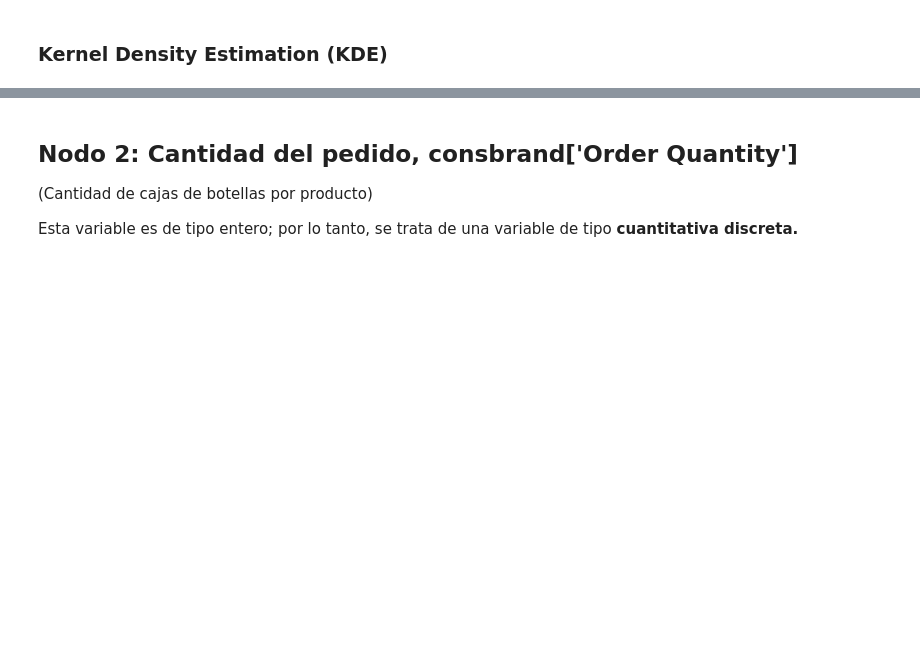
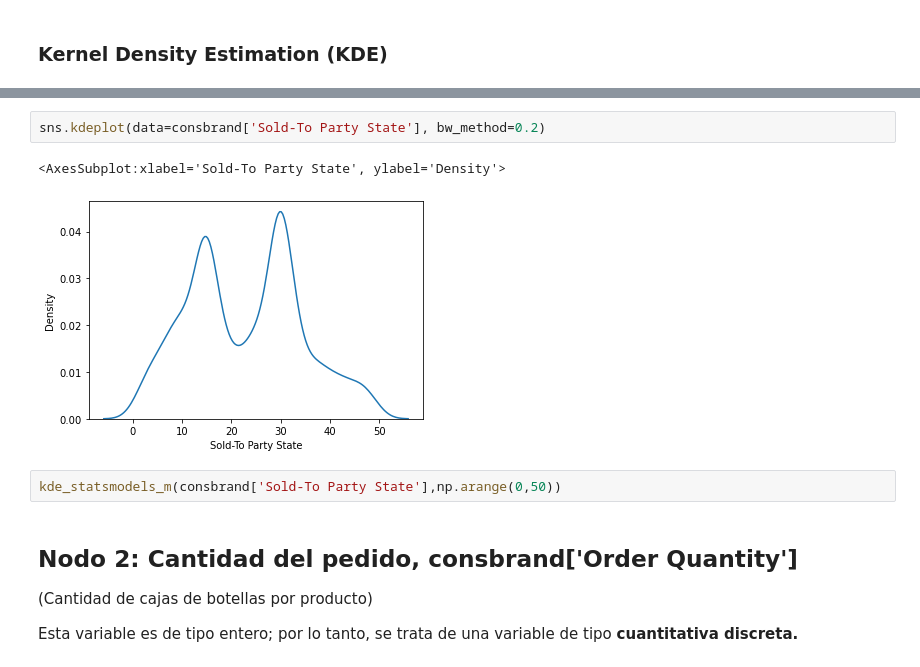
Before and after one commit to leonardoaceves/ProyectoSPF_JLACEVES_AMAGUILERA, a Jupyter notebook: ProyectoModulo1_AcevesJ_AguileraA.ipynb, the cells around one changed output, grey strips where cells are left out. Cells and saved outputs as stored; diff of their text form; blank space fills up the shorter version.

```diff
--- a/ProyectoModulo1_AcevesJ_AguileraA.ipynb
+++ b/ProyectoModulo1_AcevesJ_AguileraA.ipynb
@@ -419,3 +425,10 @@ plt.show()
+# %%
+sns.kdeplot(data=consbrand['Sold-To Party State'], bw_method=0.2)
+# %% [output]
+<AxesSubplot:xlabel='Sold-To Party State', ylabel='Density'>
+[figure, added]
+# %%
+kde_statsmodels_m(consbrand['Sold-To Party State'],np.arange(0,50))
 # %% [markdown]
 ## Nodo 2: Cantidad del pedido, consbrand['Order Quantity']
 
```
Also changed, not shown: parts of 10 cells of this notebook.
